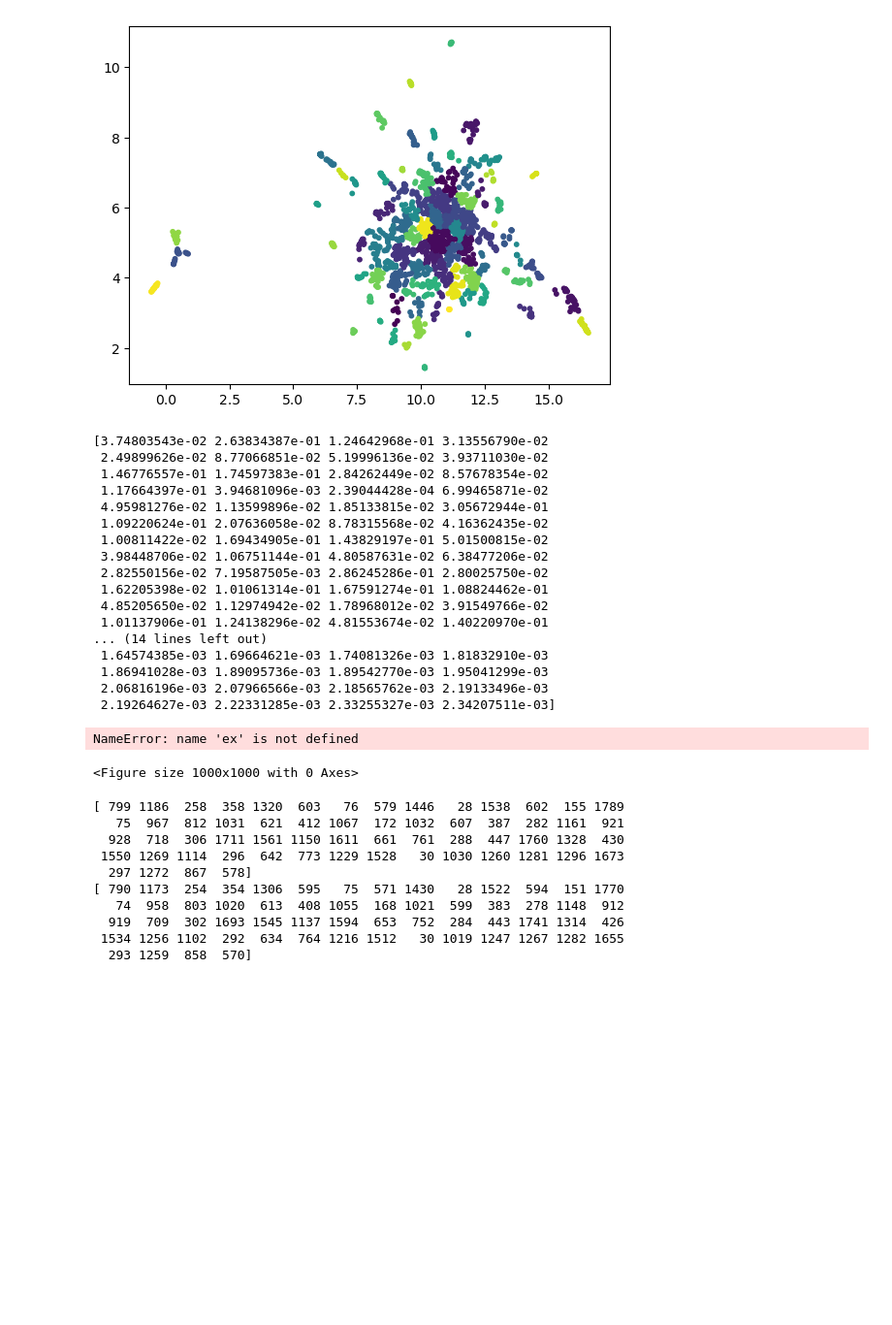
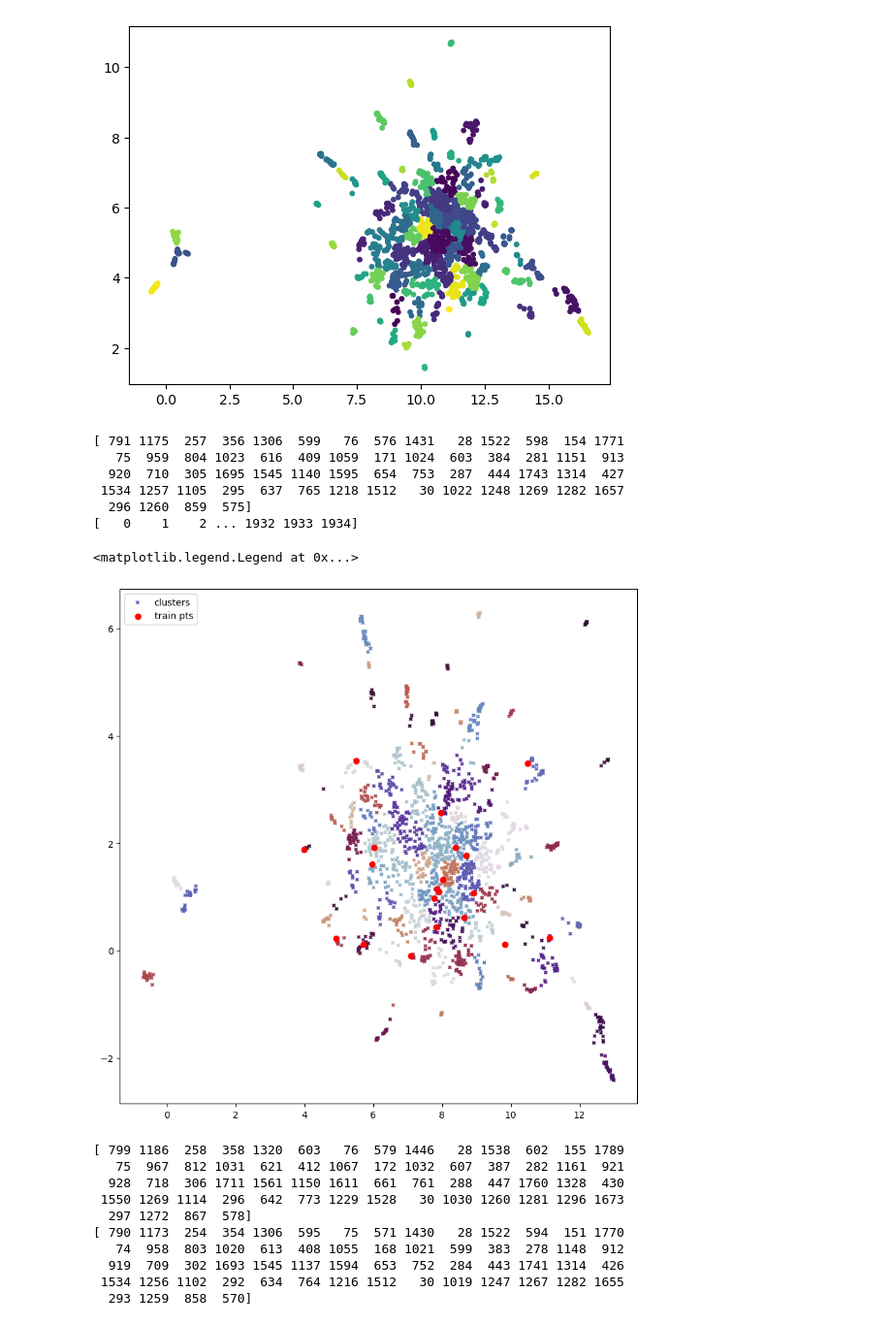
Before and after one commit to FNTwin/cluster_margin, a Jupyter notebook: notebooks/embedding.ipynb, the cells around one changed output. Shown at 97% size. Drawn from its saved outputs; the diff is of its cells as text; code cells hidden in the pictures; blank space fills up the shorter version.

Commit message:
Cluster margin class

```diff
--- a/notebooks/embedding.ipynb
+++ b/notebooks/embedding.ipynb
@@ -111,7 +111,9 @@ def get_M(pool, idxs, km=5):
     probs = all_probs[mask]
     probs_sorted= np.sort(probs, axis=1)[:,::-1] # invert columns
     U = probs_sorted[:, 0] - probs_sorted[:,1] # margin score
-    return np.argsort(U)[:km]#, idxs[np.argsort(U)[:km]]
+    print(np.argsort(U)[:km])
+    print(idxs)
+    return idxs[np.argsort(U)[:km]] #, idxs[np.argsort(U)[:km]]
 
 def completeiteration(pool, n=30, km=30 , kt = 10):
     assert kt < km , "kt must be smaller than km"
@@ -165,54 +167,43 @@ def iteration(pool, init, labelled_idxs, n=30, km=30 , kt = 10):
     #return examples[get_M(pool, unlabelled_idxs)]
     M_idxs=get_M(pool, unlabelled_idxs, km)
     cluster_list = get_sorted_cluster_list(init["clustering"], M_idxs)
     idxs = round_robin_sampling(cluster_list, kt)
     return idxs
 
 
 def cluster_margin(pool, n=30, km=30 , kt = 10, it =1):
     assert kt < km , "kt must be smaller than km"
     examples = np.vstack((pool["x"].to_numpy(), pool["y"].to_numpy())).T
     init=initialization_step(pool, n)
     tmp=[]
     for i in range(it):
         #print(len(init["label_idxs"]))
         new_idxs = iteration(pool, init, init["label_idxs"], n, km , kt)
         init["label_idxs"] = np.concatenate((init["label_idxs"], new_idxs))
         tmp.append(examples[new_idxs])
     return tmp
 
 
 
 plt.figure(figsize=(10,10))
 test = completeiteration(data, 20, km = 60, kt=10)
 #test2 = cluster_margin(data, 20, km = 60, kt=10, it=1)
 plt.scatter(data["x"].to_numpy(), data["y"].to_numpy(), c=test[0]["clustering"].labels_, s=10,
              cmap='twilight', label="clusters", marker="x")
 plt.scatter(data["x"].to_numpy()[test[0]["label_idxs"]], data["y"].to_numpy()[test[0]["label_idxs"]], c="red",
              label="train pts", marker="o")
-for n,i in enumerate(cluster_margin(data, 20, km = 60, kt=10, it=3)):
-    plt.scatter(i[:,0], i[:,1], marker="x", label=f"iter_{n+1}")
+#for n,i in enumerate(cluster_margin(data, 20, km = 60, kt=10, it=3)):
+#    plt.scatter(i[:,0], i[:,1], marker="x", label=f"iter_{n+1}")
 plt.legend()
 # %% [output]
-[3.74803543e-02 2.63834387e-01 1.24642968e-01 3.13556790e-02
- 2.49899626e-02 8.77066851e-02 5.19996136e-02 3.93711030e-02
- 1.46776557e-01 1.74597383e-01 2.84262449e-02 8.57678354e-02
- 1.17664397e-01 3.94681096e-03 2.39044428e-04 6.99465871e-02
- 4.95981276e-02 1.13599896e-02 1.85133815e-02 3.05672944e-01
- 1.09220624e-01 2.07636058e-02 8.78315568e-02 4.16362435e-02
- 1.00811422e-02 1.69434905e-01 1.43829197e-01 5.01500815e-02
- 3.98448706e-02 1.06751144e-01 4.80587631e-02 6.38477206e-02
- 2.82550156e-02 7.19587505e-03 2.86245286e-01 2.80025750e-02
- 1.62205398e-02 1.01061314e-01 1.67591274e-01 1.08824462e-01
- 4.85205650e-02 1.12974942e-02 1.78968012e-02 3.91549766e-02
- 1.01137906e-01 1.24138296e-02 4.81553674e-02 1.40220970e-01
-... (14 lines left out)
- 1.64574385e-03 1.69664621e-03 1.74081326e-03 1.81832910e-03
- 1.86941028e-03 1.89095736e-03 1.89542770e-03 1.95041299e-03
- 2.06816196e-03 2.07966566e-03 2.18565762e-03 2.19133496e-03
- 2.19264627e-03 2.22331285e-03 2.33255327e-03 2.34207511e-03]
+[ 791 1175  257  356 1306  599   76  576 1431   28 1522  598  154 1771
+   75  959  804 1023  616  409 1059  171 1024  603  384  281 1151  913
+  920  710  305 1695 1545 1140 1595  654  753  287  444 1743 1314  427
+ 1534 1257 1105  295  637  765 1218 1512   30 1022 1248 1269 1282 1657
+  296 1260  859  575]
+[   0    1    2 ... 1932 1933 1934]
-NameError: name 'ex' is not defined
+<matplotlib.legend.Legend at 0x...>
-<Figure size 1000x1000 with 0 Axes>
+[figure, added]
 # %%
 cluster_margin(data, 20, km = 60, kt=10, it=1)
 # %% [output]
```
Also changed, not shown: parts of 4 cells of this notebook, 3 other files.
